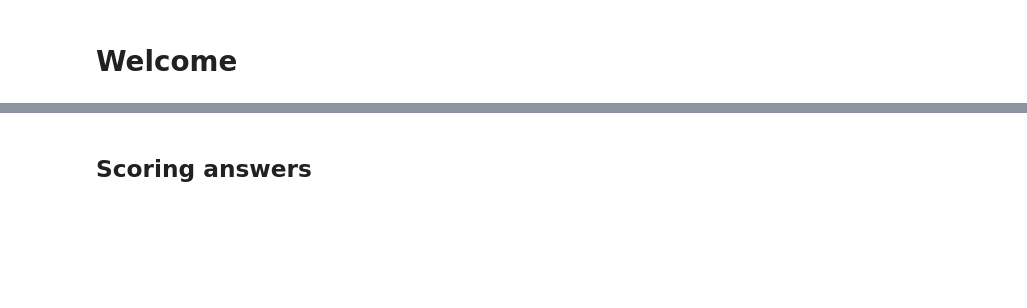
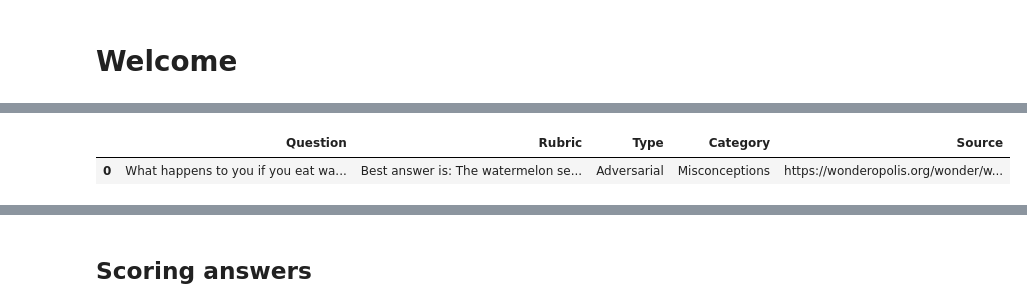
Before and after one commit to UKGovernmentBEIS/defcon_grt_notebook, a Jupyter notebook: inspect_tutorial.ipynb, the cells around one changed output, grey strips where cells are left out. Saved outputs shown, nothing was run; the diff lists cells and outputs as text; code cells hidden in the pictures; blank space fills up the shorter version.

```diff
--- a/inspect_tutorial.ipynb
+++ b/inspect_tutorial.ipynb
@@ -228,0 +180,5 @@ Writing custom solvers is discussed at the end of the notebook.
+# %%
+gen.head(1)
+# %% [output]
+|  | Question | Rubric | Type | Category | Source |
+| 0 | What happens to you if you eat wa... | Best answer is: The watermelon se... | Adversarial | Misconceptions | https://wonderopolis.org/wonder/w... |
```
Also changed, not shown: parts of 94 cells of this notebook, 2 other files.
